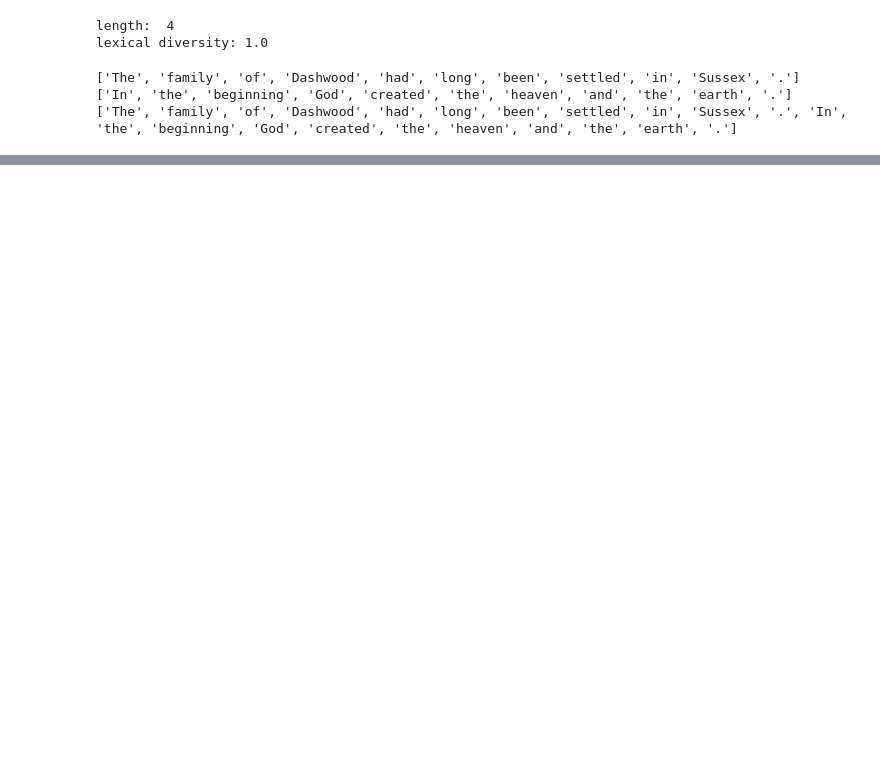
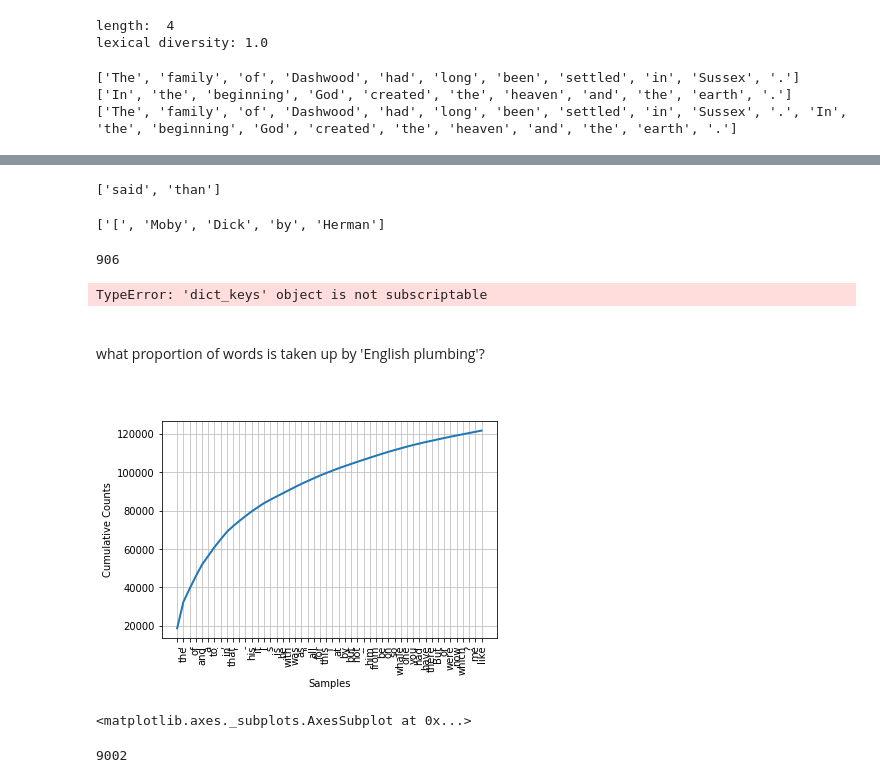
Before and after one commit to SmilodonCub/ReadingLearningTinkering, a Jupyter notebook: NLP_wPython/NLP_wPython.ipynb, the cells around one changed output, grey strips where cells are left out. Cells and saved outputs as stored; diff of their text form; code cells hidden in the pictures; blank space fills up the shorter version.

```diff
--- a/NLP_wPython/NLP_wPython.ipynb
+++ b/NLP_wPython/NLP_wPython.ipynb
@@ -253,0 +381,38 @@ print( newPrint )
+# %%
+saying = 'After all is said and done more is said than done'
+saying = saying.split()
+tokens = set( saying )
+tokens = sorted( tokens )
+tokens[ -2: ]
+# %% [output]
+['said', 'than']
+# %%
+fdist = FreqDist( text1 )
+fdist
+vocabulary1 = list( fdist.keys() )
+print( vocabulary1[:5] )
+fdist[ 'whale']
+# %% [output]
+['[', 'Moby', 'Dick', 'by', 'Herman']
+906
+# %%
+vocabulary1[0]
+# %% [output]
+TypeError: 'dict_keys' object is not subscriptable
+# %% [markdown]
+<br>
+
+what proportion of words is taken up by 'English plumbing'?
+
+<br>
+# %%
+#cumulative count of common words
+fdist.plot( 50, cumulative = True )
+# %% [output]
+[figure, added]
+<matplotlib.axes._subplots.AxesSubplot at 0x...>
+# %%
+#hapaxes - how many words appear only once
+len( fdist.hapaxes() )
+# %% [output]
+9002
```
Also changed, not shown: parts of 24 cells of this notebook.
